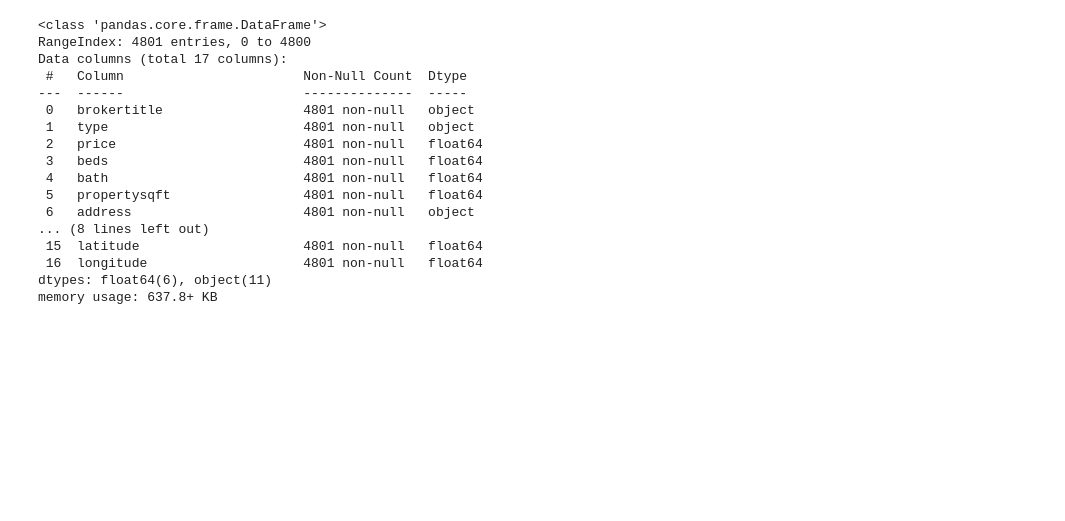
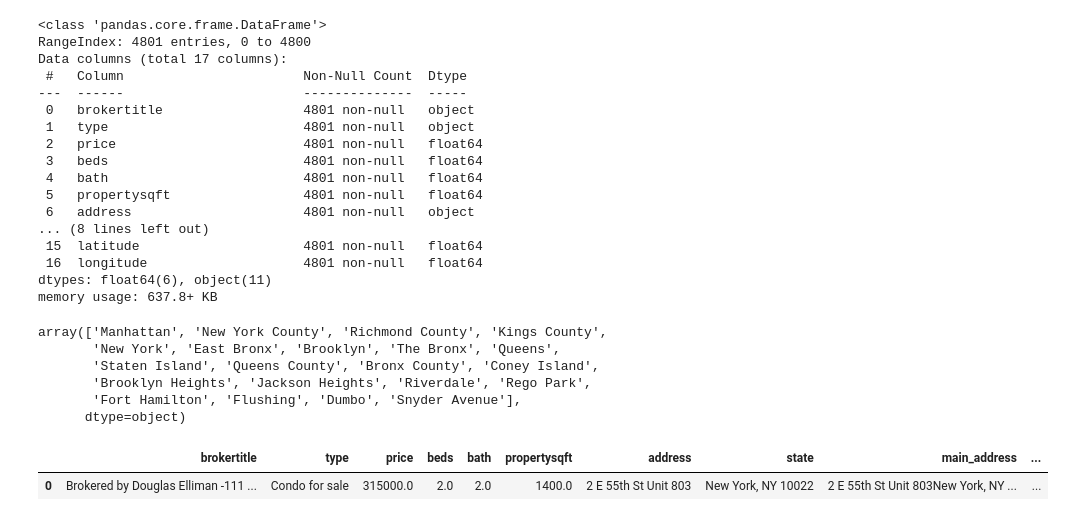
Before and after one commit to T1burski/ny-housing-ml-llm, a Jupyter notebook: eda.ipynb, the cells around one changed output. Saved outputs shown, nothing was run; the diff lists cells and outputs as text; code cells hidden in the pictures; blank space fills up the shorter version.

```diff
--- a/eda.ipynb
+++ b/eda.ipynb
@@ -347,3 +347,19 @@ Data columns (total 17 columns):
  16  longitude                    4801 non-null   float64
 dtypes: float64(6), object(11)
 memory usage: 637.8+ KB
+# %%
+df["sublocality"].unique()
+# %% [output]
+array(['Manhattan', 'New York County', 'Richmond County', 'Kings County',
+       'New York', 'East Bronx', 'Brooklyn', 'The Bronx', 'Queens',
+       'Staten Island', 'Queens County', 'Bronx County', 'Coney Island',
+       'Brooklyn Heights', 'Jackson Heights', 'Riverdale', 'Rego Park',
+       'Fort Hamilton', 'Flushing', 'Dumbo', 'Snyder Avenue'],
+      dtype=object)
+# %%
+df_test = df.head(1)
+# %%
+df_test
+# %% [output]
+|  | brokertitle | type | price | beds | bath | propertysqft | address | state | main_address | ... |
+| 0 | Brokered by Douglas Elliman -111 ... | Condo for sale | 315000.0 | 2.0 | 2.0 | 1400.0 | 2 E 55th St Unit 803 | New York, NY 10022 | 2 E 55th St Unit 803New York, NY ... | ... |
```
Also changed, not shown: parts of 6 cells of this notebook, 12 other files.
